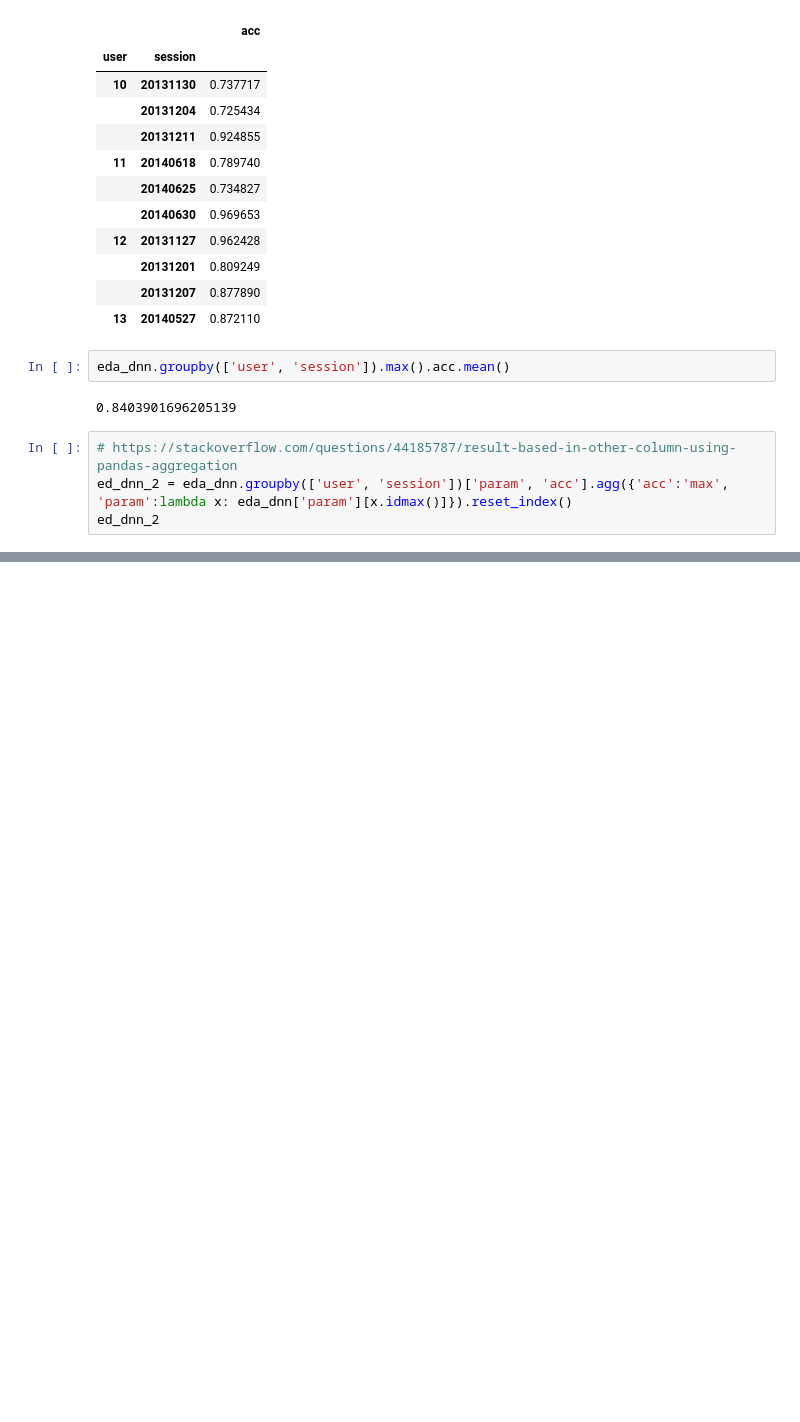
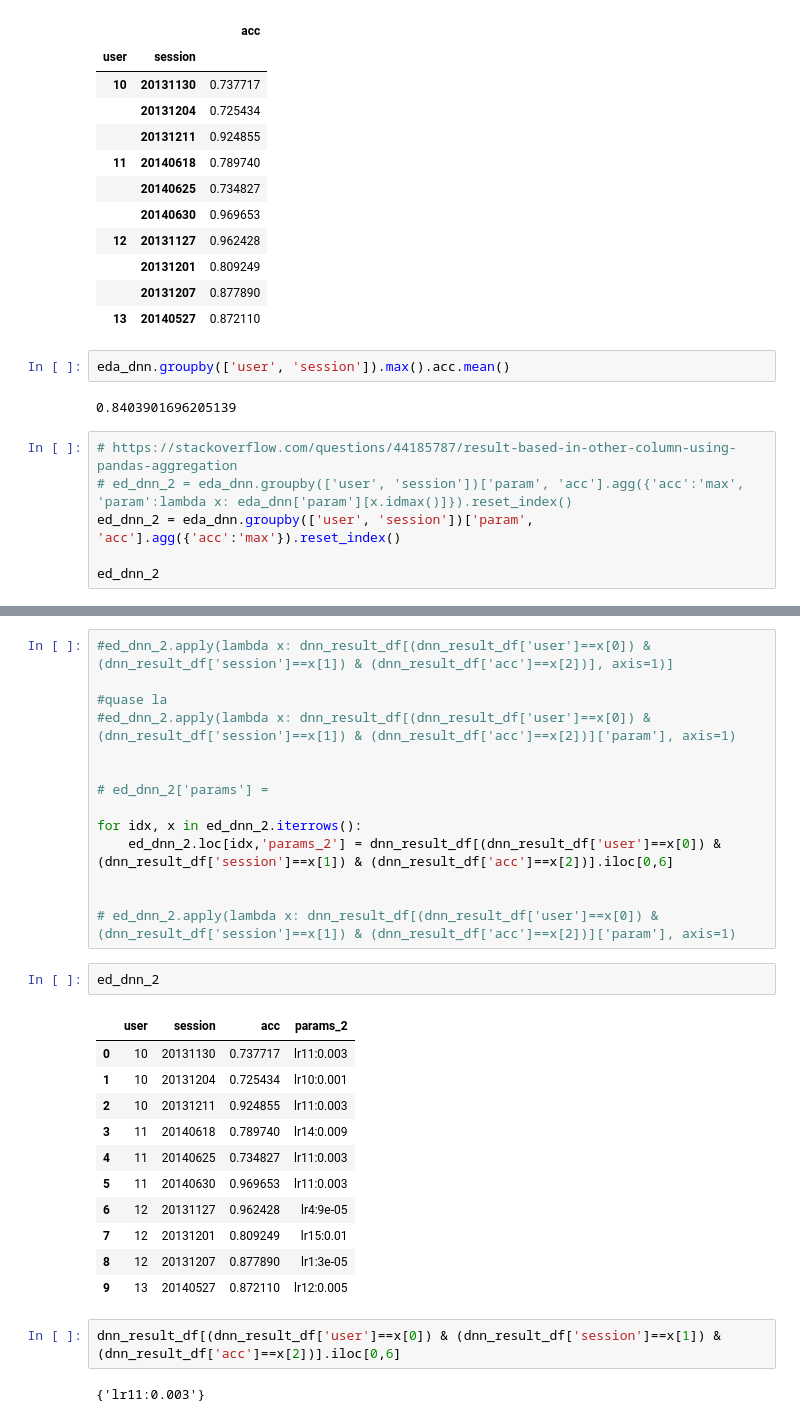
Before and after one commit to jvmr22/MSc-dissertation-EEG-Analysis, a Jupyter notebook: EDA_seed.ipynb, the cells around one changed output, grey strips where cells are left out. Drawn from its saved outputs; the diff is of its cells as text; blank space fills up the shorter version.

```diff
--- a/EDA_seed.ipynb
+++ b/EDA_seed.ipynb
@@ -605,6 +605,8 @@ eda_dnn.groupby(['user', 'session']).max().acc.mean()
 0.8403901696205139
 # %%
 # https://stackoverflow.com/questions/44185787/result-based-in-other-column-using-pandas-aggregation
-ed_dnn_2 = eda_dnn.groupby(['user', 'session'])['param', 'acc'].agg({'acc':'max', 'param':lambda x: eda_dnn['param'][x.idmax()]}).reset_index()
+# ed_dnn_2 = eda_dnn.groupby(['user', 'session'])['param', 'acc'].agg({'acc':'max', 'param':lambda x: eda_dnn['param'][x.idmax()]}).reset_index()
+ed_dnn_2 = eda_dnn.groupby(['user', 'session'])['param', 'acc'].agg({'acc':'max'}).reset_index()
+
 ed_dnn_2
 # %% [output]
@@ -619,0 +644,32 @@ ed_dnn_2.lambda(lambda x: )
+# %%
+#ed_dnn_2.apply(lambda x: dnn_result_df[(dnn_result_df['user']==x[0]) & (dnn_result_df['session']==x[1]) & (dnn_result_df['acc']==x[2])], axis=1)]
+
+#quase la
+#ed_dnn_2.apply(lambda x: dnn_result_df[(dnn_result_df['user']==x[0]) & (dnn_result_df['session']==x[1]) & (dnn_result_df['acc']==x[2])]['param'], axis=1)
+
+
+# ed_dnn_2['params'] =
+
+for idx, x in ed_dnn_2.iterrows():
+    ed_dnn_2.loc[idx,'params_2'] = dnn_result_df[(dnn_result_df['user']==x[0]) & (dnn_result_df['session']==x[1]) & (dnn_result_df['acc']==x[2])].iloc[0,6]
+
+
+# ed_dnn_2.apply(lambda x: dnn_result_df[(dnn_result_df['user']==x[0]) & (dnn_result_df['session']==x[1]) & (dnn_result_df['acc']==x[2])]['param'], axis=1)
+# %%
+ed_dnn_2
+# %% [output]
+|  | user | session | acc | params_2 |
+| 0 | 10 | 20131130 | 0.737717 | lr11:0.003 |
+| 1 | 10 | 20131204 | 0.725434 | lr10:0.001 |
+| 2 | 10 | 20131211 | 0.924855 | lr11:0.003 |
+| 3 | 11 | 20140618 | 0.789740 | lr14:0.009 |
+| 4 | 11 | 20140625 | 0.734827 | lr11:0.003 |
+| 5 | 11 | 20140630 | 0.969653 | lr11:0.003 |
+| 6 | 12 | 20131127 | 0.962428 | lr4:9e-05 |
+| 7 | 12 | 20131201 | 0.809249 | lr15:0.01 |
+| 8 | 12 | 20131207 | 0.877890 | lr1:3e-05 |
+| 9 | 13 | 20140527 | 0.872110 | lr12:0.005 |
+# %%
+dnn_result_df[(dnn_result_df['user']==x[0]) & (dnn_result_df['session']==x[1]) & (dnn_result_df['acc']==x[2])].iloc[0,6]
+# %% [output]
+{'lr11:0.003'}
```
Also changed, not shown: parts of 3 cells of this notebook.
